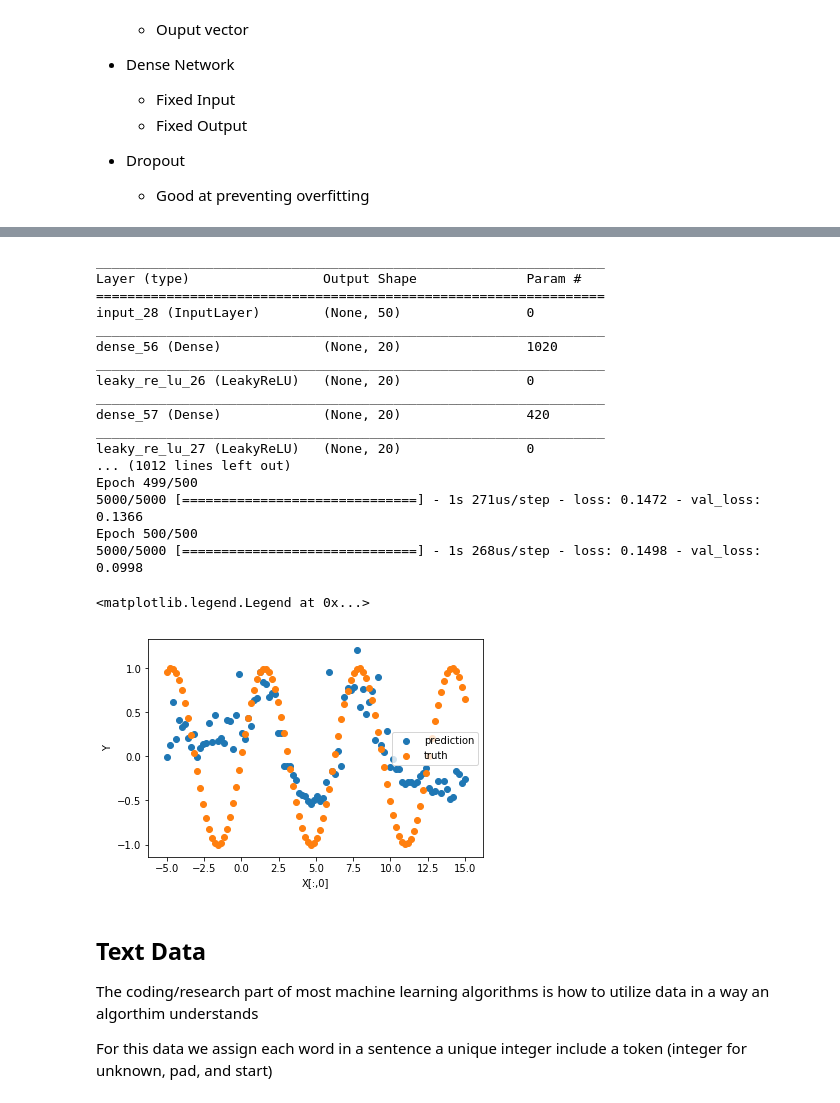
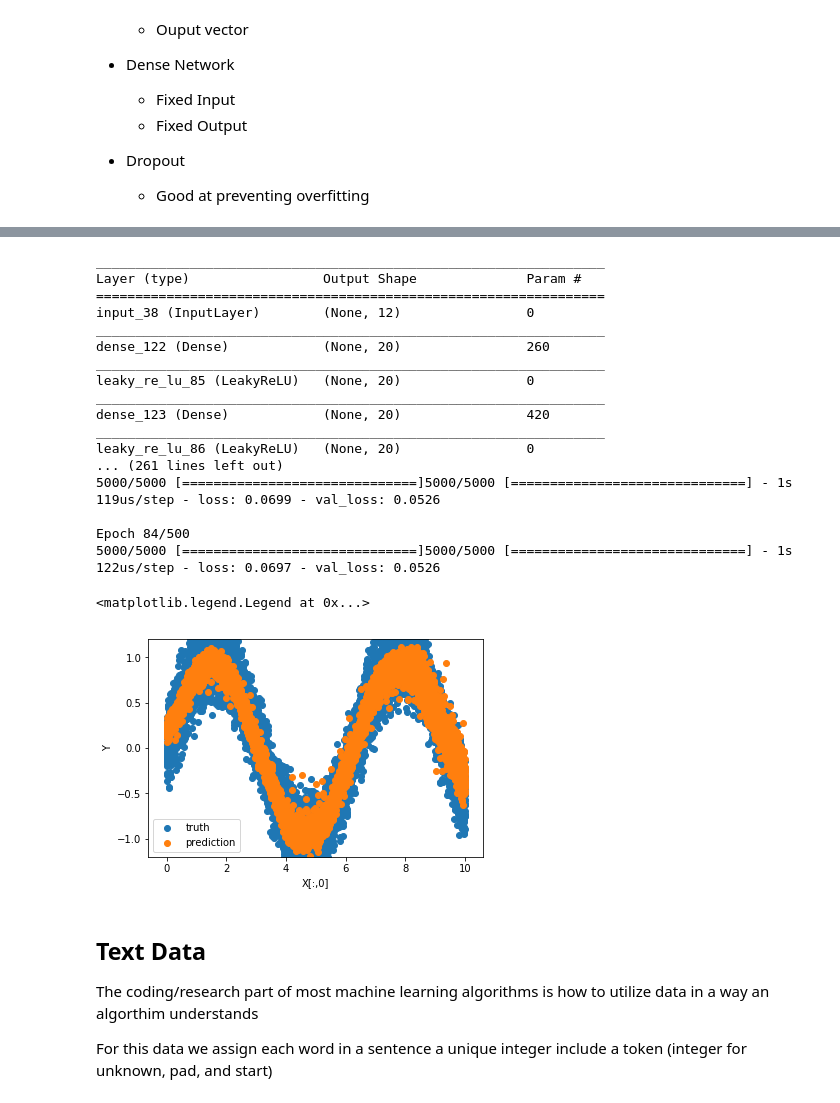
Before and after one commit to jsearcy1/racsml, a Jupyter notebook: notebooks/Intro_to_ML.ipynb, the cells around one changed output, grey strips where cells are left out. Saved outputs shown, nothing was run; the diff lists cells and outputs as text; code cells hidden in the pictures.

```diff
--- a/notebooks/Intro_to_ML.ipynb
+++ b/notebooks/Intro_to_ML.ipynb
@@ -140,20 +145,21 @@ plt.legend()
 # %%
-X=np.random.uniform(0,10,size=(10000,50))
+data_dim=12
+X=np.random.uniform(0,10,size=(10000,data_dim))
 def func(X):
     return np.sin(X[:,0]) #Ignore all other input have the output only depend on the first dimention
 Y=func(X)
 
 # All models start out with an input layer
 
-input_layer=tf.keras.layers.Input(shape=(50,))
+input_layer=tf.keras.layers.Input(shape=(data_dim,))
 output_layer = tf.keras.layers.Dense(1)(input_layer)
 #A keras model is a way of going from one layer to the next
 model=tf.keras.models.Model(input_layer,output_layer)
 model.compile(loss='mse',optimizer='adam')
-model.fit(X,Y,epochs=100,validation_split=0.5) #Have Keras make a test/validation split for us
+model.fit(X,Y,epochs=100,validation_split=0.5,callbacks=[es]) #Have Keras make a test/validation split for us
 
 
-X_test=np.random.uniform(0,10,size=(100,50))
+X_test=np.random.uniform(0,10,size=(100,data_dim))
 X_test[:,0]=np.linspace(-5,15,100)
 Y_test=func(X_test)
 Y_pred=model.predict(X_test)
@@ -186,12 +192,12 @@ Epoch 100/100
 # %%
-X=np.random.uniform(0,10,size=(10000,50))
+X=np.random.uniform(0,10,size=(10000,data_dim))
 def func(X):
     return np.sin(X[:,0]) #Ignore all other input have the output only depend on the first dimention
 Y=func(X)
 
 # All models start out with an input layer
 
-input_layer=tf.keras.layers.Input(shape=(50,))
+input_layer=tf.keras.layers.Input(shape=(data_dim,))
 ###Lets Add another layer and an Activation###
 nn = tf.keras.layers.Dense(20)(input_layer)
 nn = tf.keras.layers.LeakyReLU()(nn)
@@ -208,10 +214,10 @@ output_layer = tf.keras.layers.Dense(1)(nn)
 model=tf.keras.models.Model(input_layer,output_layer)
 model.summary()
 model.compile(loss='mse',optimizer='adam')
-model.fit(X,Y,epochs=50,validation_split=0.5) #Have Keras make a test/validation split for us
+model.fit(X,Y,epochs=50,validation_split=0.5,callbacks=[es]) #Have Keras make a test/validation split for us
 
 
-X_test=np.random.uniform(0,10,size=(100,50))
+X_test=np.random.uniform(0,10,size=(100,data_dim))
 X_test[:,0]=np.linspace(-5,15,100)
 Y_test=func(X_test)
 Y_pred=model.predict(X_test)
@@ -244,62 +311,65 @@ Epoch 50/50
 # %%
-X=np.random.uniform(0,10,size=(10000,50))
+X=np.random.uniform(0,10,size=(10000,data_dim))
 def func(X):
-    return np.sin(X[:,0]) #Ignore all other input have the output only depend on the first dimention
+    return np.sin(X[:,0])+np.random.normal(size=(len(X)))*.2 #Ignore all other input have the output only depend on the first dimention
 Y=func(X)
 
 # All models start out with an input layer
 
-input_layer=tf.keras.layers.Input(shape=(50,))
+input_layer=tf.keras.layers.Input(shape=(data_dim,))
 ###Lets Add another layer and an Activation###
 nn = tf.keras.layers.Dense(20)(input_layer)
 nn = tf.keras.layers.LeakyReLU()(nn)
 
 nn = tf.keras.layers.Dense(20)(nn)
 nn = tf.keras.layers.LeakyReLU()(nn)
-nn = tf.keras.layers.Dropout(0.5)(nn)
 
 nn = tf.keras.layers.Dense(20)(nn)
 nn = tf.keras.layers.LeakyReLU()(nn)
-nn = tf.keras.layers.Dropout(0.5)(nn)
+nn= tf.keras.layers.Dropout(0.1)(nn)
 
 output_layer = tf.keras.layers.Dense(1)(nn)
 #A keras model is a way of going from one layer to the next
 model=tf.keras.models.Model(input_layer,output_layer)
 model.summary()
 model.compile(loss='mse',optimizer='adam')
-model.fit(X,Y,epochs=500,validation_split=0.5) #Have Keras make a test/validation split for us
+es=tf.keras.callbacks.EarlyStopping(monitor='val_loss', min_delta=0, patience=10, verbose=0, mode='auto')
+
+model.fit(X,Y,epochs=500,validation_split=0.5,callbacks=[es]) #Have Keras make a test/validation split for us
 
 
-X_test=np.random.uniform(0,10,size=(100,50))
-X_test[:,0]=np.linspace(-5,15,100)
+X_test=np.random.uniform(0,10,size=(10000,data_dim))
+#X_test[:,0]=np.linspace(-5,15,100)
 Y_test=func(X_test)
 Y_pred=model.predict(X_test)
 
+plt.scatter(X_test[:,0],Y_test,label='truth')
 plt.scatter(X_test[:,0],Y_pred,label='prediction')
-plt.scatter(X_test[:,0],Y_test,label='truth')
+
+plt.ylim((-1.2,1.2))
 plt.xlabel('X[:,0]')
 plt.ylabel('Y')
 plt.legend()
 # %% [output]
 _________________________________________________________________
 Layer (type)                 Output Shape              Param #
 =================================================================
-input_28 (InputLayer)        (None, 50)                0
+input_38 (InputLayer)        (None, 12)                0
 _________________________________________________________________
-dense_56 (Dense)             (None, 20)                1020
+dense_122 (Dense)            (None, 20)                260
 _________________________________________________________________
-leaky_re_lu_26 (LeakyReLU)   (None, 20)                0
+leaky_re_lu_85 (LeakyReLU)   (None, 20)                0
 _________________________________________________________________
-dense_57 (Dense)             (None, 20)                420
+dense_123 (Dense)            (None, 20)                420
 _________________________________________________________________
-leaky_re_lu_27 (LeakyReLU)   (None, 20)                0
-... (1012 lines left out)
-Epoch 499/500
-5000/5000 [==============================] - 1s 271us/step - loss: 0.1472 - val_loss: 0.1366
-Epoch 500/500
-5000/5000 [==============================] - 1s 268us/step - loss: 0.1498 - val_loss: 0.0998
+leaky_re_lu_86 (LeakyReLU)   (None, 20)                0
+... (261 lines left out)
+5000/5000 [==============================]5000/5000 [==============================] - 1s 119us/step - loss: 0.0699 - val_loss: 0.0526
+
+Epoch 84/500
+5000/5000 [==============================]5000/5000 [==============================] - 1s 122us/step - loss: 0.0697 - val_loss: 0.0526
 <matplotlib.legend.Legend at 0x...>
-[figure, old version]
+[figure, new version]
 # %%
 # Lets load some input data in the 2-split format
 index_from=3
```
Also changed, not shown: parts of 7 cells of this notebook.
